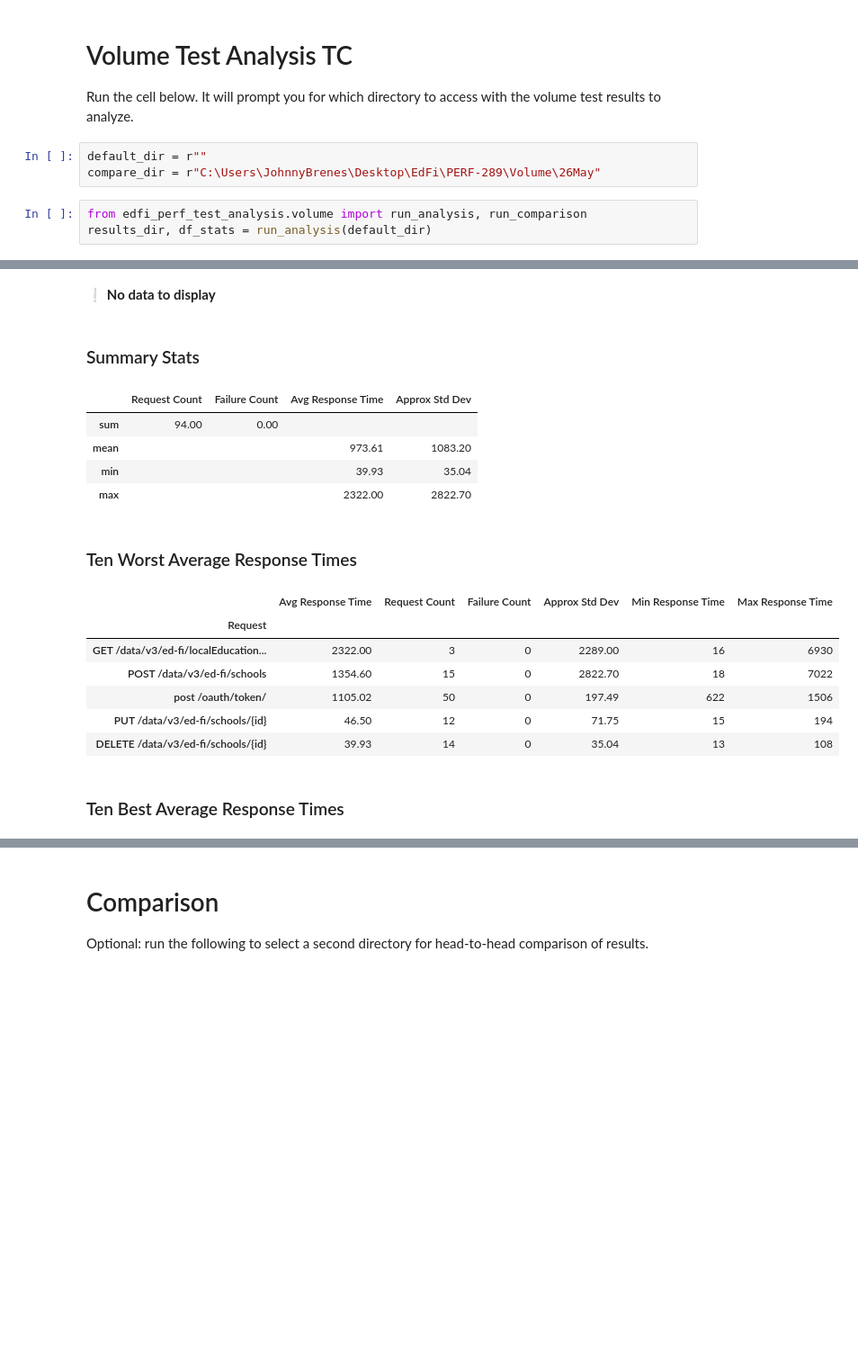
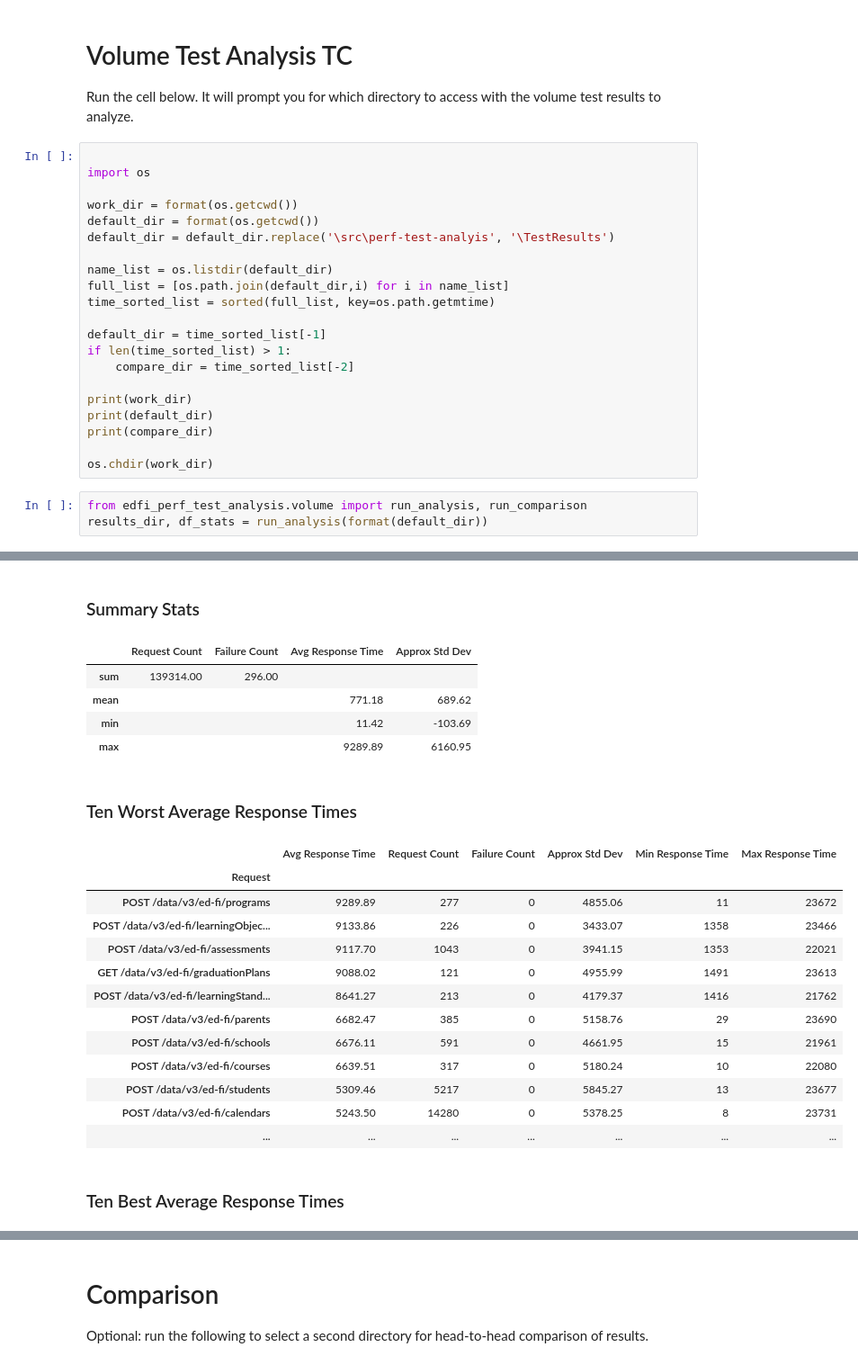
Before and after one commit to Ed-Fi-Exchange-OSS/Suite-3-Performance-Testing, a Jupyter notebook: src/perf-test-analyis/Volume Test Analysis TC.ipynb, the cells around one changed output, grey strips where cells are left out. Shown at 90% size. Saved outputs shown, nothing was run; the diff lists cells and outputs as text; blank space fills up the shorter version.

Commit message:
Testing find folder with results

```diff
--- a/src/perf-test-analyis/Volume Test Analysis TC.ipynb
+++ b/src/perf-test-analyis/Volume Test Analysis TC.ipynb
@@ -3,9 +3,27 @@
 
 Run the cell below. It will prompt you for which directory to access with the volume test results to analyze.
 # %%
-default_dir = r""
-compare_dir = r"C:\Users\JohnnyBrenes\Desktop\EdFi\PERF-289\Volume\26May"
+
+import os
+
+work_dir = format(os.getcwd())
+default_dir = format(os.getcwd())
+default_dir = default_dir.replace('\src\perf-test-analyis', '\TestResults')
+
+name_list = os.listdir(default_dir)
+full_list = [os.path.join(default_dir,i) for i in name_list]
+time_sorted_list = sorted(full_list, key=os.path.getmtime)
+
+default_dir = time_sorted_list[-1]
+if len(time_sorted_list) > 1:
+    compare_dir = time_sorted_list[-2]
+
+print(work_dir)
+print(default_dir)
+print(compare_dir)
+
+os.chdir(work_dir)
 # %%
 from edfi_perf_test_analysis.volume import run_analysis, run_comparison
-results_dir, df_stats = run_analysis(default_dir)
+results_dir, df_stats = run_analysis(format(default_dir))
 # %% [output]
@@ -18,19 +48,24 @@ First ten failures
-❕ **No data to display**
+### Summary Stats
+|  | Request Count | Failure Count | Avg Response Time | Approx Std Dev |
+| sum | 139314.00 | 296.00 |  |  |
+| mean |  |  | 771.18 | 689.62 |
+| min |  |  | 11.42 | -103.69 |
+| max |  |  | 9289.89 | 6160.95 |
-### Summary Stats
+### Ten Worst Average Response Times
-|  | Request Count | Failure Count | Avg Response Time | Approx Std Dev |
-| sum | 94.00 | 0.00 |  |  |
-| mean |  |  | 973.61 | 1083.20 |
-| min |  |  | 39.93 | 35.04 |
-| max |  |  | 2322.00 | 2822.70 |
+|  | Avg Response Time | Request Count | Failure Count | Approx Std Dev | Min Response Time | Max Response Time |
+| Request |  |  |  |  |  |  |
+| POST /data/v3/ed-fi/programs | 9289.89 | 277 | 0 | 4855.06 | 11 | 23672 |
+| POST /data/v3/ed-fi/learningObjec... | 9133.86 | 226 | 0 | 3433.07 | 1358 | 23466 |
+| POST /data/v3/ed-fi/assessments | 9117.70 | 1043 | 0 | 3941.15 | 1353 | 22021 |
+| GET /data/v3/ed-fi/graduationPlans | 9088.02 | 121 | 0 | 4955.99 | 1491 | 23613 |
+| POST /data/v3/ed-fi/learningStand... | 8641.27 | 213 | 0 | 4179.37 | 1416 | 21762 |
+| POST /data/v3/ed-fi/parents | 6682.47 | 385 | 0 | 5158.76 | 29 | 23690 |
+| POST /data/v3/ed-fi/schools | 6676.11 | 591 | 0 | 4661.95 | 15 | 21961 |
+| POST /data/v3/ed-fi/courses | 6639.51 | 317 | 0 | 5180.24 | 10 | 22080 |
+| POST /data/v3/ed-fi/students | 5309.46 | 5217 | 0 | 5845.27 | 13 | 23677 |
+| POST /data/v3/ed-fi/calendars | 5243.50 | 14280 | 0 | 5378.25 | 8 | 23731 |
+| ... | ... | ... | ... | ... | ... | ... |
-### Ten Worst Average Response Times
+### Ten Best Average Response Times
-|  | Avg Response Time | Request Count | Failure Count | Approx Std Dev | Min Response Time | Max Response Time |
-| Request |  |  |  |  |  |  |
-| GET /data/v3/ed-fi/localEducation... | 2322.00 | 3 | 0 | 2289.00 | 16 | 6930 |
-| POST /data/v3/ed-fi/schools | 1354.60 | 15 | 0 | 2822.70 | 18 | 7022 |
-| post /oauth/token/ | 1105.02 | 50 | 0 | 197.49 | 622 | 1506 |
-| PUT /data/v3/ed-fi/schools/{id} | 46.50 | 12 | 0 | 71.75 | 15 | 194 |
-| DELETE /data/v3/ed-fi/schools/{id} | 39.93 | 14 | 0 | 35.04 | 13 | 108 |
-### Ten Best Average Response Times
 ... (11 outputs left out)
 # %% [markdown]
 # Comparison
```
Also changed, not shown: parts of 2 cells of this notebook, 1 other file.
